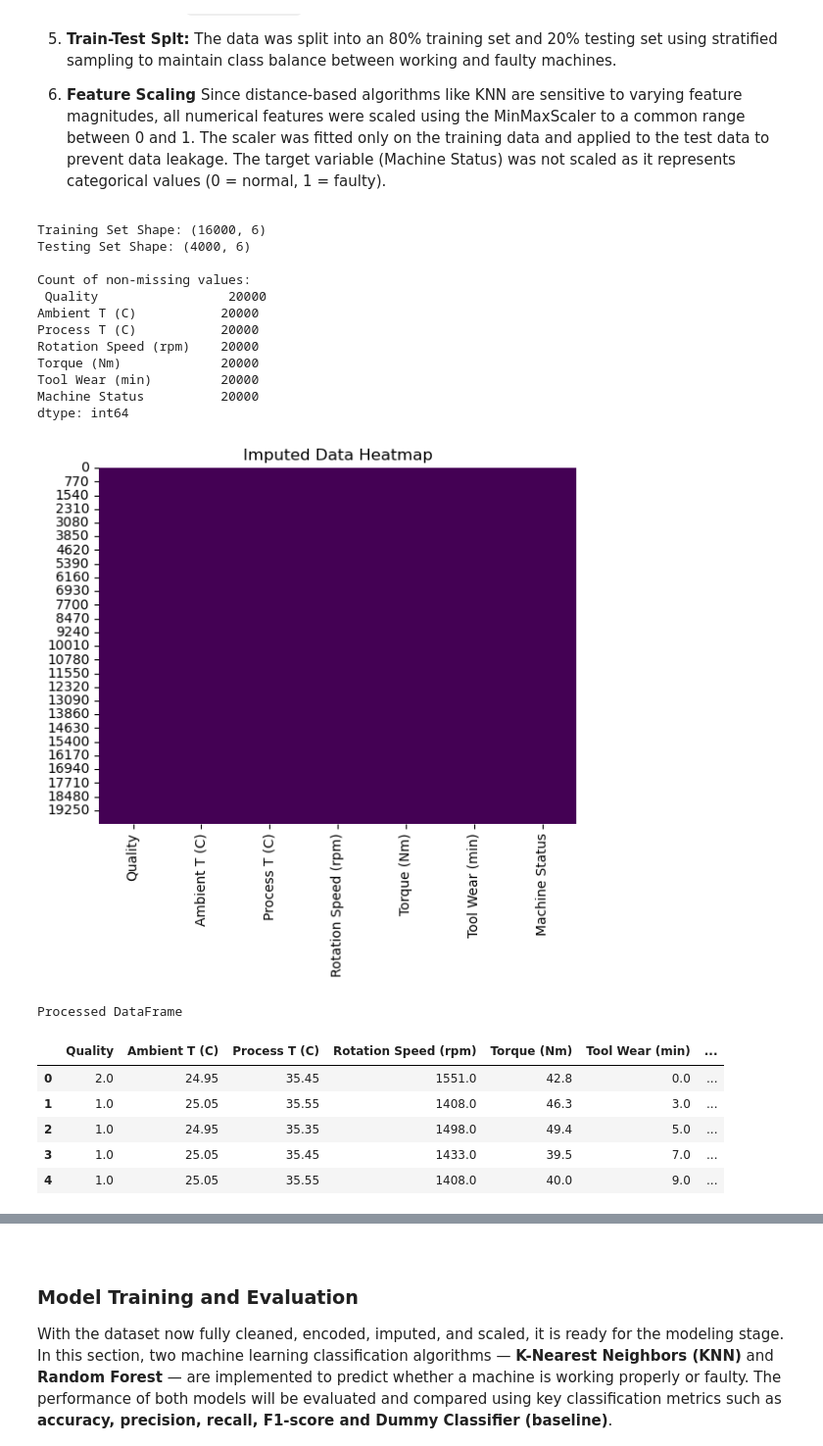
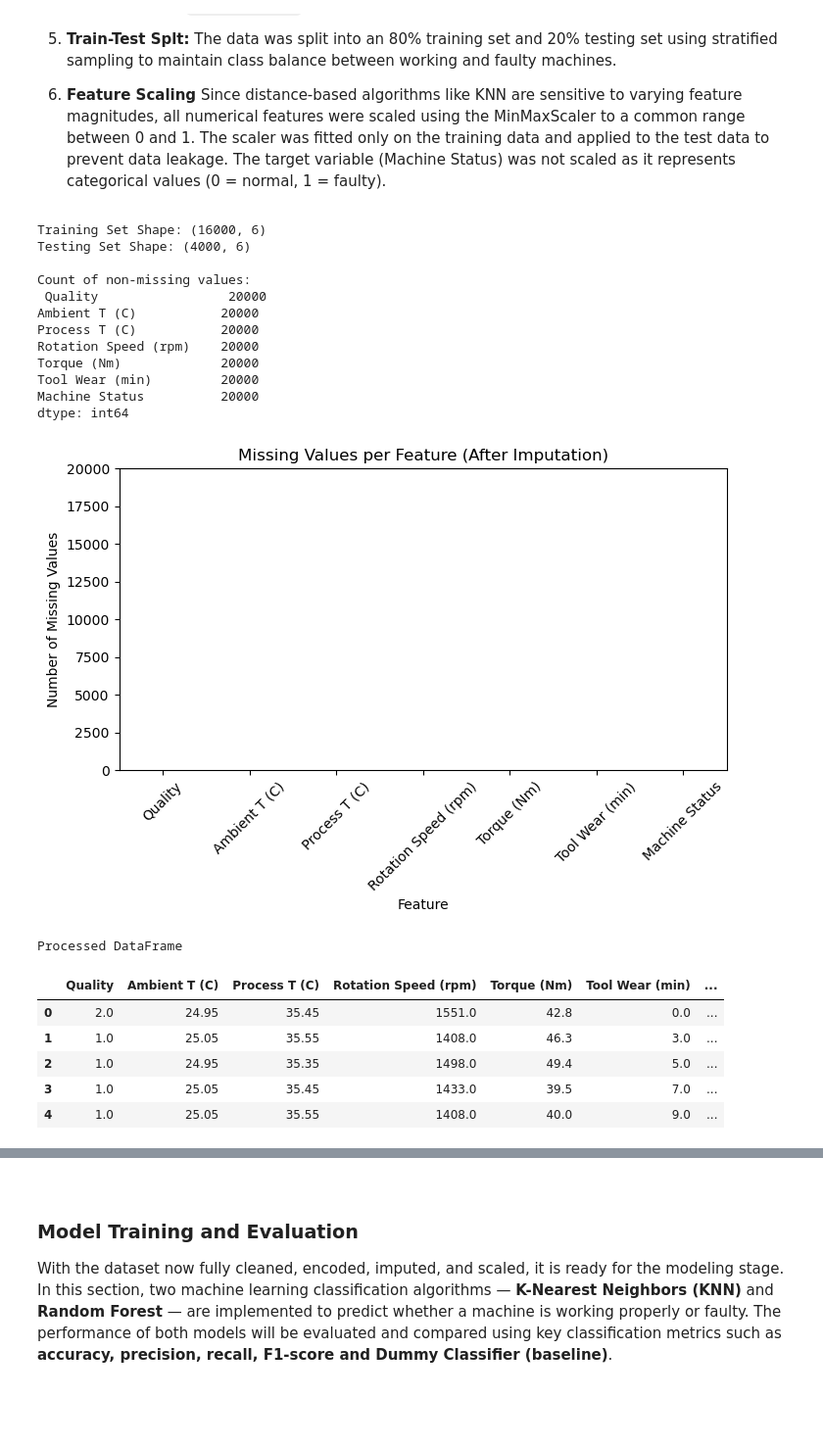
Before and after one commit to Inferno1172/AIML-classification-regression, a Jupyter notebook: Part A.ipynb, the cells around one changed output, grey strips where cells are left out. Shown at 98% size. Cells and saved outputs as stored; diff of their text form; code cells hidden in the pictures; blank space fills up the shorter version.

```diff
--- a/p2508625_CA1_PartA_Moiz.ipynb
+++ b/Part A.ipynb
@@ -357,37 +361,44 @@ X_train, X_test, y_train, y_test = train_test_split(
     X, y, test_size=0.2, random_state=42, stratify=y
 )
 
 # 6. Feature Scaling with MinMaxScaler
 scaler = MinMaxScaler()
 X_train_scaled = scaler.fit_transform(X_train)
 X_test_scaled = scaler.transform(X_test)
 
 print("Training Set Shape:", X_train_scaled.shape)
 print("Testing Set Shape:", X_test_scaled.shape)
 print("\nCount of non-missing values:\n",df_imputed.count())
 
 
-# Visualise all processed values with a heatmap
-sns.heatmap(df_imputed.isnull(), cbar=False, cmap='viridis')
-plt.title('Imputed Data Heatmap')
+# Visualize missing values per column after imputation
+missing_values = df_imputed.isnull().sum()
+
+plt.figure(figsize=(8, 4))
+sns.barplot(x=missing_values.index, y=missing_values.values, hue=missing_values.index, palette="crest", legend=False)
+plt.title('Missing Values per Feature (After Imputation)')
+plt.ylabel('Number of Missing Values')
+plt.xlabel('Feature')
+plt.xticks(rotation=45)
+plt.ylim(0, df_imputed.shape[0])
 plt.show()
 
 print("\nProcessed DataFrame")
 df_imputed.head()
 # %% [output]
 Training Set Shape: (16000, 6)
 Testing Set Shape: (4000, 6)
 
 Count of non-missing values:
  Quality                 20000
 Ambient T (C)           20000
 Process T (C)           20000
 Rotation Speed (rpm)    20000
 Torque (Nm)             20000
 Tool Wear (min)         20000
 Machine Status          20000
 dtype: int64
-[figure, old version]
+[figure, new version]
 Processed DataFrame
 |  | Quality | Ambient T (C) | Process T (C) | Rotation Speed (rpm) | Torque (Nm) | Tool Wear (min) | ... |
 | 0 | 2.0 | 24.95 | 35.45 | 1551.0 | 42.8 | 0.0 | ... |
```
Also changed, not shown: parts of 8 cells of this notebook, 1 other file.
